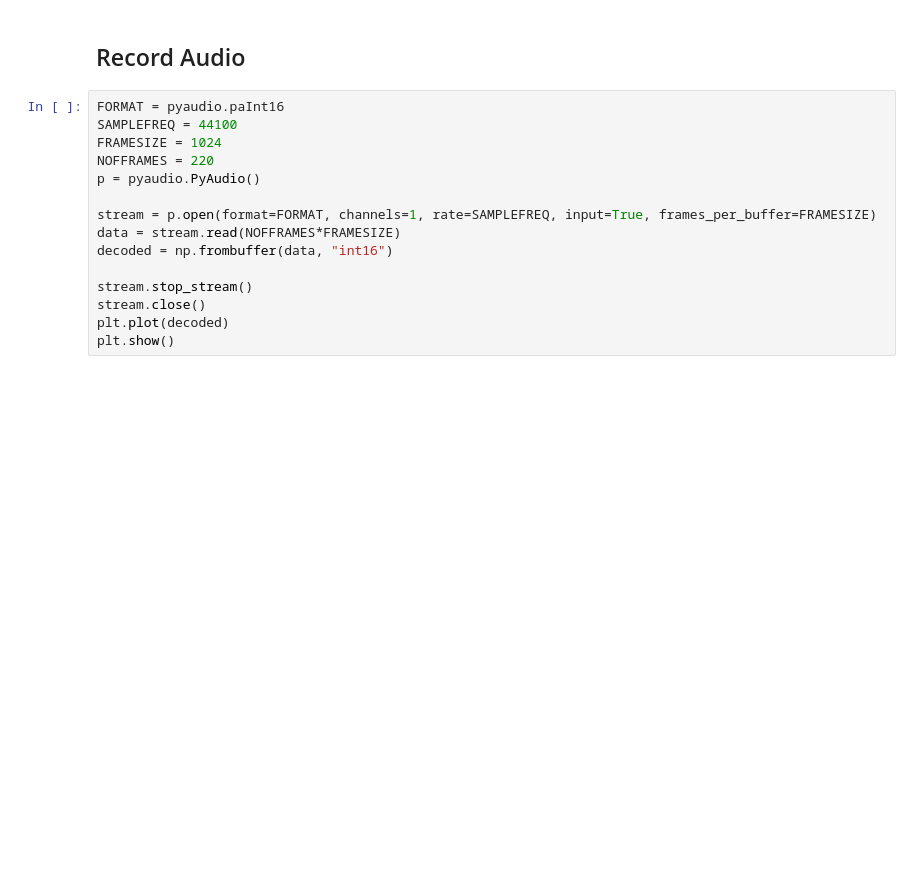
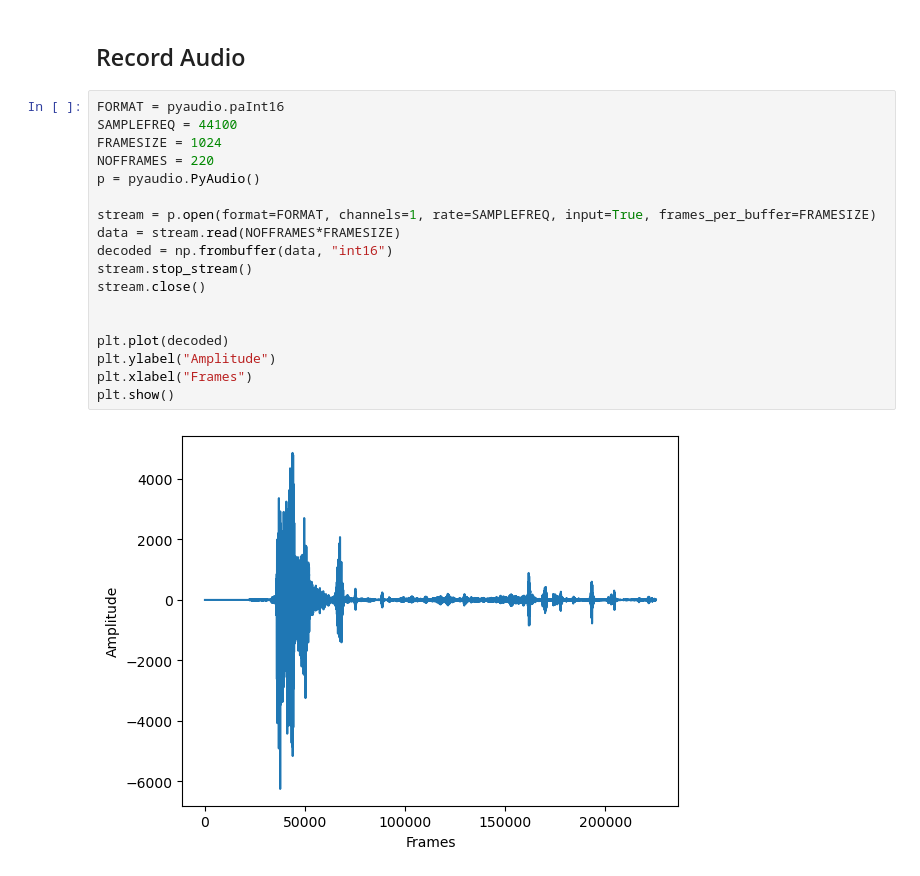
Before and after one commit to hannesbrugger/Signale-und-Systeme, a Jupyter notebook: Versuch4/versuch4.ipynb, the cells around one changed output. Cells and saved outputs as stored; diff of their text form; blank space fills up the shorter version.

```diff
--- a/Versuch4/versuch4.ipynb
+++ b/Versuch4/versuch4.ipynb
@@ -9,15 +8,20 @@ ModuleNotFoundError: No module named 'portaudio'
 # %%
 FORMAT = pyaudio.paInt16
 SAMPLEFREQ = 44100
 FRAMESIZE = 1024
 NOFFRAMES = 220
 p = pyaudio.PyAudio()
 
 stream = p.open(format=FORMAT, channels=1, rate=SAMPLEFREQ, input=True, frames_per_buffer=FRAMESIZE)
 data = stream.read(NOFFRAMES*FRAMESIZE)
 decoded = np.frombuffer(data, "int16")
-
 stream.stop_stream()
 stream.close()
+
+
 plt.plot(decoded)
+plt.ylabel("Amplitude")
+plt.xlabel("Frames")
 plt.show()
+# %% [output]
+[figure, added]
```
Also changed, not shown: parts of 10 cells of this notebook.
